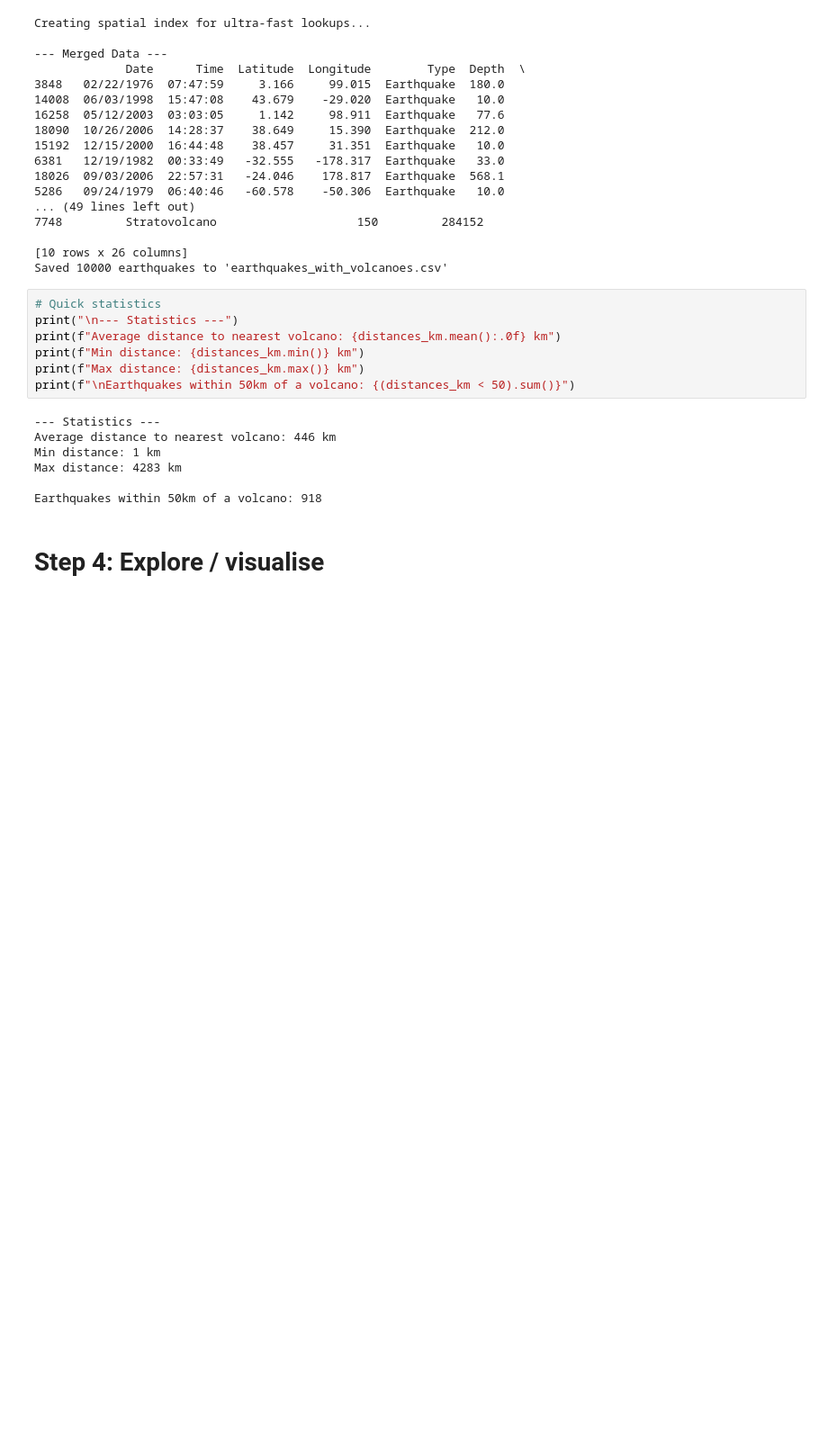
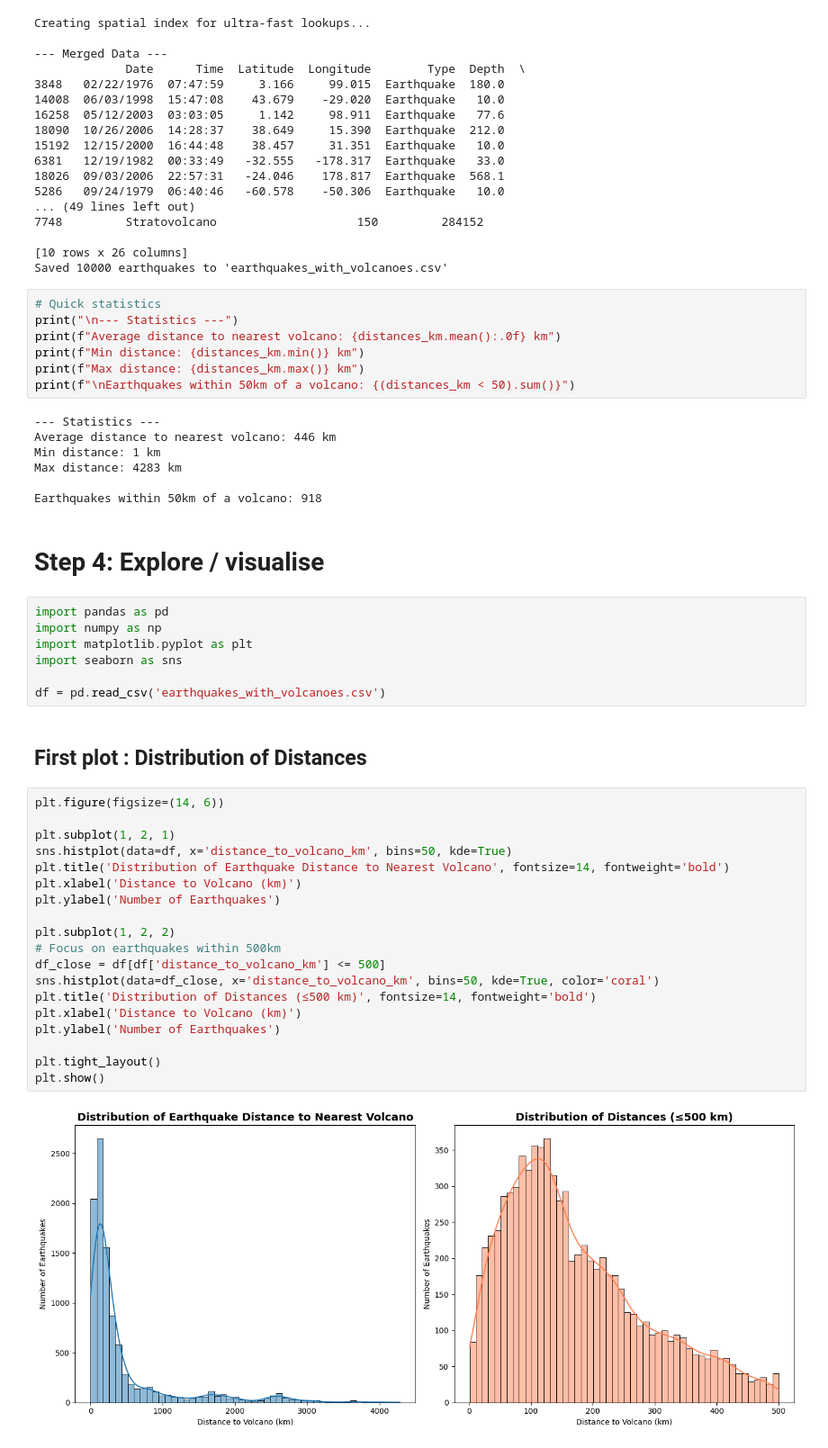
Before and after one commit to Djangss/Data-Acquisition-Project, a Jupyter notebook: Data-Acquisit.ipynb, the cells around one changed output. Shown at 90% size. Drawn from its saved outputs; the diff is of its cells as text; blank space fills up the shorter version.

Commit message:
Step 4: plotting using seaborn

```diff
--- a/Data-Acquisit.ipynb
+++ b/Data-Acquisit.ipynb
@@ -324,3 +324,33 @@ Max distance: 4283 km
 Earthquakes within 50km of a volcano: 918
 # %% [markdown]
 # Step 4: Explore / visualise
+# %%
+import pandas as pd
+import numpy as np
+import matplotlib.pyplot as plt
+import seaborn as sns
+
+df = pd.read_csv('earthquakes_with_volcanoes.csv')
+# %% [markdown]
+## First plot : Distribution of Distances
+# %%
+plt.figure(figsize=(14, 6))
+
+plt.subplot(1, 2, 1)
+sns.histplot(data=df, x='distance_to_volcano_km', bins=50, kde=True)
+plt.title('Distribution of Earthquake Distance to Nearest Volcano', fontsize=14, fontweight='bold')
+plt.xlabel('Distance to Volcano (km)')
+plt.ylabel('Number of Earthquakes')
+
+plt.subplot(1, 2, 2)
+# Focus on earthquakes within 500km
+df_close = df[df['distance_to_volcano_km'] <= 500]
+sns.histplot(data=df_close, x='distance_to_volcano_km', bins=50, kde=True, color='coral')
+plt.title('Distribution of Distances (≤500 km)', fontsize=14, fontweight='bold')
+plt.xlabel('Distance to Volcano (km)')
+plt.ylabel('Number of Earthquakes')
+
+plt.tight_layout()
+plt.show()
+# %% [output]
+[figure, added]
```
Also changed, not shown: parts of 2 cells of this notebook.
